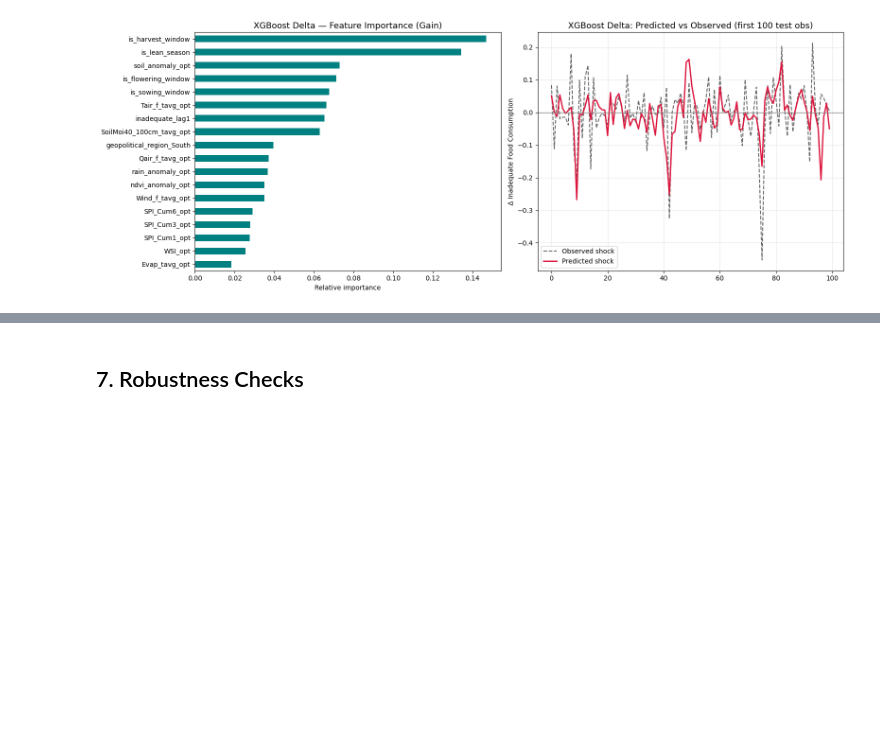
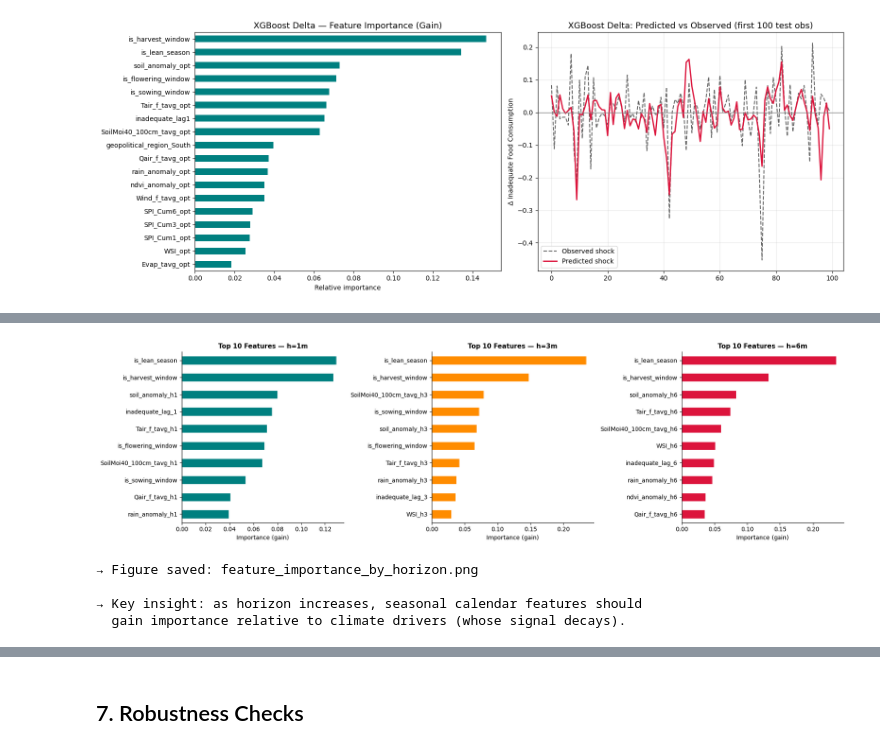
Before and after one commit to tnourlyn/Projet-de-Statapp---WFP-, a Jupyter notebook: notebooks/04_modeling.ipynb, the cells around one changed output, grey strips where cells are left out. Drawn from its saved outputs; the diff is of its cells as text; code cells hidden in the pictures; blank space fills up the shorter version.

```diff
--- a/notebooks/04_modeling.ipynb
+++ b/notebooks/04_modeling.ipynb
@@ -379,0 +1010,33 @@ plt.show()
+# %%
+
+# ══════════════════════════════════════════════════════════════════════════
+# Feature Importance Shift Across Horizons
+# ══════════════════════════════════════════════════════════════════════════
+
+fig, axes = plt.subplots(1, len(HORIZONS), figsize=(6*len(HORIZONS), 5))
+
+for i, (h, r) in enumerate(zip(HORIZONS, results)):
+    importances = pd.Series(
+        r['model'].feature_importances_,
+        index=r['model'].get_booster().feature_names
+    ).sort_values(ascending=True).tail(10)
+
+    importances.plot(kind='barh', color=colors[i], ax=axes[i], edgecolor='white')
+    axes[i].set_title(f'Top 10 Features — h={h}m', fontsize=11, fontweight='bold')
+    axes[i].set_xlabel('Importance (gain)')
+    axes[i].spines['top'].set_visible(False)
+    axes[i].spines['right'].set_visible(False)
+
+plt.tight_layout()
+plt.savefig('feature_importance_by_horizon.png', dpi=300, bbox_inches='tight', facecolor='white')
+plt.show()
+
+print("→ Figure saved: feature_importance_by_horizon.png")
+print("\n→ Key insight: as horizon increases, seasonal calendar features should")
+print("  gain importance relative to climate drivers (whose signal decays).")
+# %% [output]
+[figure, added]
+→ Figure saved: feature_importance_by_horizon.png
+
+→ Key insight: as horizon increases, seasonal calendar features should
+  gain importance relative to climate drivers (whose signal decays).
```
Also changed, not shown: parts of 12 cells of this notebook, 3 other files.
